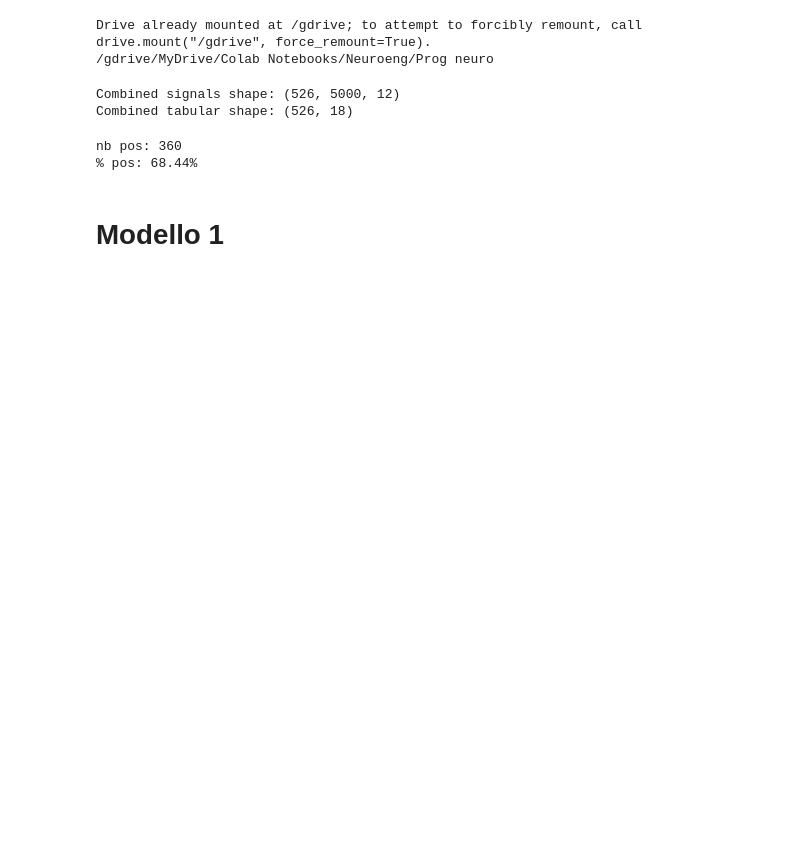
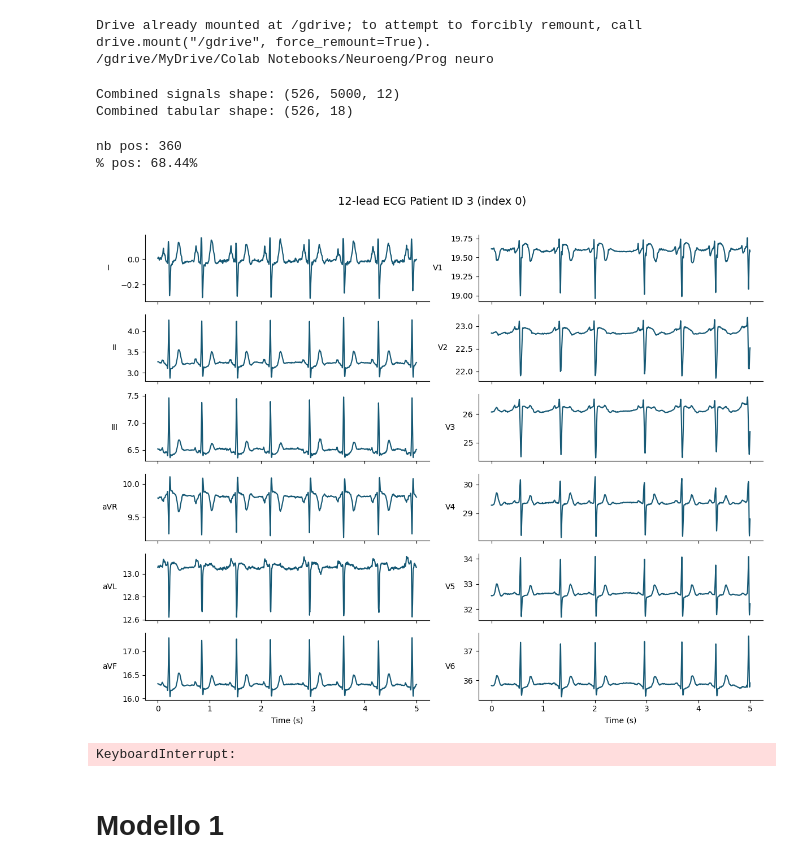
Before and after one commit to dalexsuam/ECG_DEEP_LEARNING, a Jupyter notebook: Copy Andrea.ipynb, the cells around one changed output. Drawn from its saved outputs; the diff is of its cells as text; code cells hidden in the pictures; blank space fills up the shorter version.

```diff
--- a/Copy Andrea.ipynb
+++ b/Copy Andrea.ipynb
@@ -149,6 +147,84 @@ class ECGDataset(Dataset):
     def __getitem__(self, idx):
         # Ritorna solo Segnale ed Etichetta
         return self.signals[idx], self.labels[idx]
+# %%
+def plot_12lead_for_patient(patient_id, signals, tabular_data, fs=500):
+    """
+    Plot 12-lead ECG for given patient_id using the already-merged `signals` array.
+    Arrange leads so that limb leads (I, II, III, aVR, aVL, aVF) are in the first column
+    and precordial leads (V1..V6) are in the second column.
+    """
+    # find index in tabular_data
+    idx_list = tabular_data.index[tabular_data['ECG_patient_id'] == patient_id].tolist()
+    if len(idx_list) == 0:
+        raise ValueError(f"Patient id {patient_id} not found in tabular_data['ECG_patient_id'].")
+    idx = int(idx_list[0])
+
+    if idx < 0 or idx >= signals.shape[0]:
+        raise IndexError(f"Found index {idx} out of range for signals (shape {signals.shape}).")
+
+    sig = signals[idx]  # shape (n_samples, 12)
+    if sig.ndim != 2 or sig.shape[1] != 12:
+        raise ValueError(f"Expected signal shape (n_samples, 12), got {sig.shape}")
+
+    n_samples = sig.shape[0]
+    t = np.arange(n_samples) / fs  # seconds; change to ms if desired by multiplying by 1000
+
+    # desired layout:
+    # column 0: I, II, III, aVR, aVL, aVF
+    # column 1: V1, V2, V3, V4, V5, V6
+    lead_names = ['I','II','III','aVR','aVL','aVF','V1','V2','V3','V4','V5','V6']
+
+    # mapping lead index -> (row, col) in 6x2 grid
+    mapping = {
+        0: (0, 0),  # I
+        1: (1, 0),  # II
+        2: (2, 0),  # III
+        3: (3, 0),  # aVR
+        4: (4, 0),  # aVL
+        5: (5, 0),  # aVF
+        6: (0, 1),  # V1
+        7: (1, 1),  # V2
+        8: (2, 1),  # V3
+        9: (3, 1),  # V4
+        10: (4, 1), # V5
+        11: (5, 1)  # V6
+    }
+
+    # vertical offsets for visualization
+    amp = np.max(np.abs(sig)) if np.max(np.abs(sig)) > 0 else 1.0
+    offset = 2 * amp
+
+    fig, axes = plt.subplots(6, 2, figsize=(12, 10), sharex=True)
+    for lead_idx in range(12):
+        r, c = mapping[lead_idx]
+        ax = axes[r, c]
+        ax.plot(t, sig[:, lead_idx] + lead_idx * offset, color='#155874')
+        ax.set_ylabel(lead_names[lead_idx], rotation=0, labelpad=16, va='center')
+        ax.spines['top'].set_visible(False)
+        ax.spines['right'].set_visible(False)
+
+    # remove empty spines/labels for clarity
+    for r in range(6):
+        for c in range(2):
+            axes[r, c].tick_params(axis='y', which='both', left=True)
+    axes[-1, 0].set_xlabel('Time (s)')
+    axes[-1, 1].set_xlabel('Time (s)')
+
+    fig.suptitle(f'12-lead ECG Patient ID {patient_id} (index {idx})', fontsize=14)
+    plt.tight_layout(rect=[0, 0.03, 1, 0.96])
+    plt.show()
+
+# Example: plot patient with id 3
+plot_12lead_for_patient(3, signals, tabular_data, fs=1000)
+
+# Positive patient
+pazienti_positivi = tabular_data[tabular_data['sport_ability'] == 1]
+target_id = pazienti_positivi.iloc[0]['ECG_patient_id']
+plot_12lead_for_patient(target_id, signals, tabular_data, fs=1000)
+# %% [output]
+[figure, added]
+KeyboardInterrupt:
 # %% [markdown]
 # Modello 1
 # %%
```
Also changed, not shown: parts of 10 cells of this notebook.
